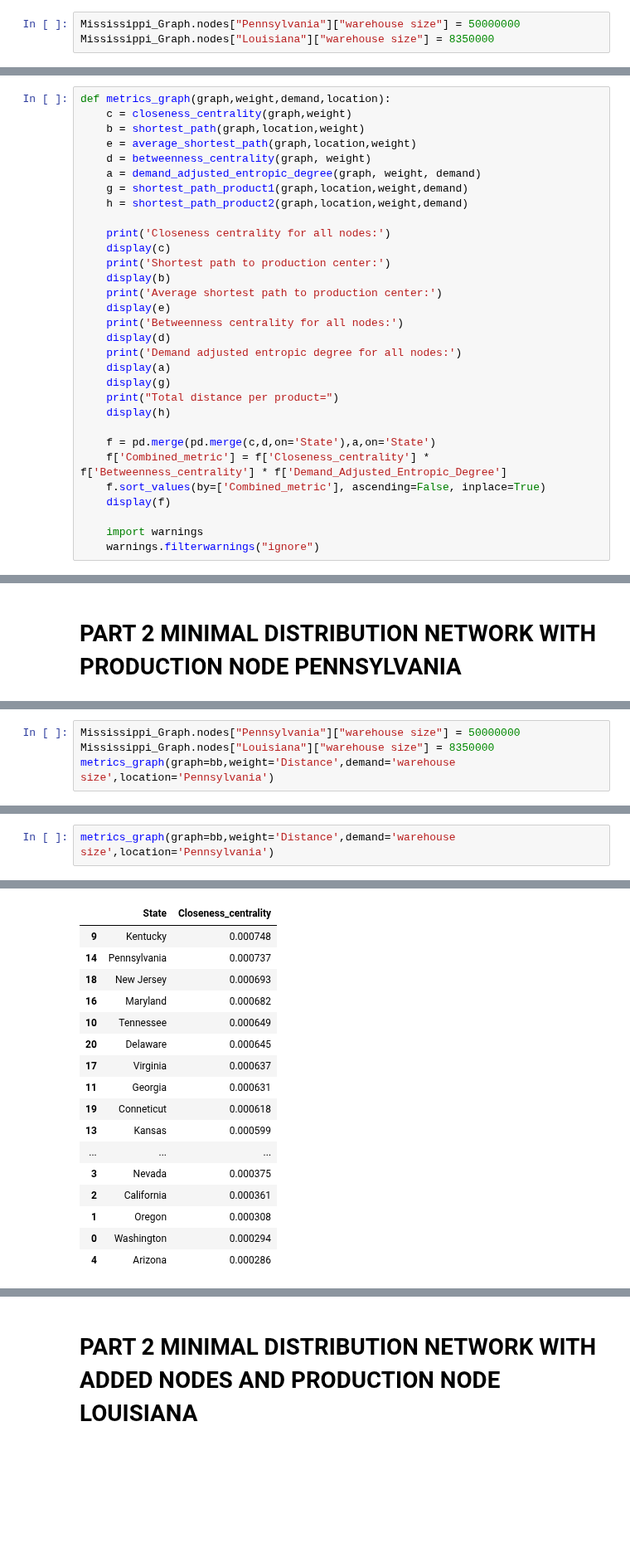
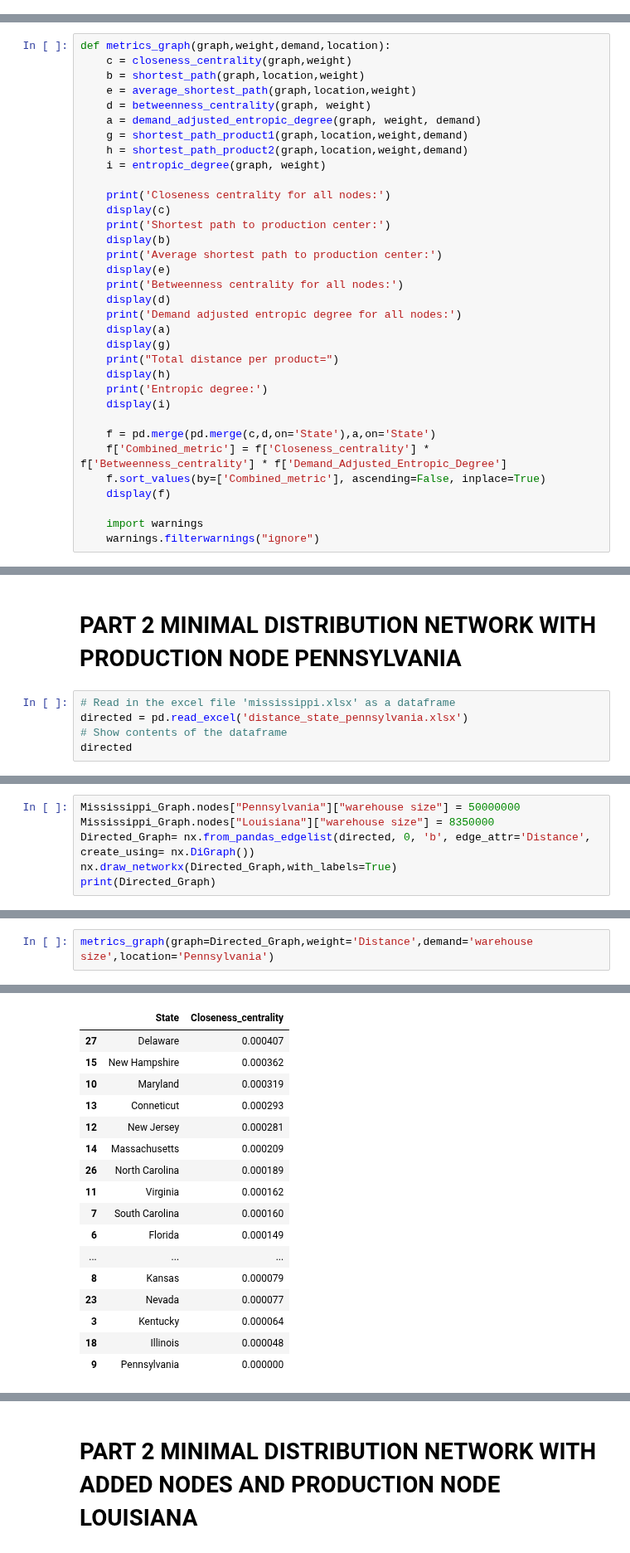
Before and after one commit to kelvinengee/network, a Jupyter notebook: Mississippi.ipynb, the cells around one changed output, grey strips where cells are left out. Shown at 83% size. Cells and saved outputs as stored; diff of their text form; blank space fills up the shorter version.

```diff
--- a/Mississippi.ipynb
+++ b/Mississippi.ipynb
@@ -74,9 +74,6 @@ Mississippi_Graph.nodes["Virginia"]["warehouse size"] = 2300000
 Mississippi_Graph.nodes["Washington"]["warehouse size"] = 2280000
 Mississippi_Graph.nodes["Wisconsin"]["warehouse size"] = 1100000
 Mississippi_Graph.nodes["Louisiana"]["warehouse size"] = 50000000
-# %%
-Mississippi_Graph.nodes["Pennsylvania"]["warehouse size"] = 50000000
-Mississippi_Graph.nodes["Louisiana"]["warehouse size"] = 8350000
 # %% [markdown]
 More information about Graph operations can be found in the NetworkX documentation:
 https://networkx.github.io/documentation/stable/index.html
@@ -201,6 +198,7 @@ def metrics_graph(graph,weight,demand,location):
     a = demand_adjusted_entropic_degree(graph, weight, demand)
     g = shortest_path_product1(graph,location,weight,demand)
     h = shortest_path_product2(graph,location,weight,demand)
+    i = entropic_degree(graph, weight)
 
     print('Closeness centrality for all nodes:')
     display(c)
@@ -215,6 +213,8 @@ def metrics_graph(graph,weight,demand,location):
     display(g)
     print("Total distance per product=")
     display(h)
+    print('Entropic degree:')
+    display(i)
 
     f = pd.merge(pd.merge(c,d,on='State'),a,on='State')
     f['Combined_metric'] = f['Closeness_centrality'] * f['Betweenness_centrality'] * f['Demand_Adjusted_Entropic_Degree']
@@ -464,2 +441,7 @@ Total distance per product=
 # %% [markdown]
 # PART 2 MINIMAL DISTRIBUTION NETWORK WITH PRODUCTION NODE PENNSYLVANIA
+# %%
+# Read in the excel file 'mississippi.xlsx' as a dataframe
+directed = pd.read_excel('distance_state_pennsylvania.xlsx')
+# Show contents of the dataframe
+directed
@@ -466,5 +466,7 @@ Total distance per product=
 # %%
 Mississippi_Graph.nodes["Pennsylvania"]["warehouse size"] = 50000000
 Mississippi_Graph.nodes["Louisiana"]["warehouse size"] = 8350000
-metrics_graph(graph=bb,weight='Distance',demand='warehouse size',location='Pennsylvania')
+Directed_Graph= nx.from_pandas_edgelist(directed, 0, 'b', edge_attr='Distance', create_using= nx.DiGraph())
+nx.draw_networkx(Directed_Graph,with_labels=True)
+print(Directed_Graph)
 # %% [output]
@@ -581,24 +475,24 @@ Total distance per product=
 # %%
-metrics_graph(graph=bb,weight='Distance',demand='warehouse size',location='Pennsylvania')
+metrics_graph(graph=Directed_Graph,weight='Distance',demand='warehouse size',location='Pennsylvania')
 # %% [output]
 Closeness centrality for all nodes:
 |  | State | Closeness_centrality |
-| 9 | Kentucky | 0.000748 |
-| 14 | Pennsylvania | 0.000737 |
-| 18 | New Jersey | 0.000693 |
-| 16 | Maryland | 0.000682 |
-| 10 | Tennessee | 0.000649 |
-| 20 | Delaware | 0.000645 |
-| 17 | Virginia | 0.000637 |
-| 11 | Georgia | 0.000631 |
-| 19 | Conneticut | 0.000618 |
-| 13 | Kansas | 0.000599 |
+| 27 | Delaware | 0.000407 |
+| 15 | New Hampshire | 0.000362 |
+| 10 | Maryland | 0.000319 |
+| 13 | Conneticut | 0.000293 |
+| 12 | New Jersey | 0.000281 |
+| 14 | Massachusetts | 0.000209 |
+| 26 | North Carolina | 0.000189 |
+| 11 | Virginia | 0.000162 |
+| 7 | South Carolina | 0.000160 |
+| 6 | Florida | 0.000149 |
 | ... | ... | ... |
-| 3 | Nevada | 0.000375 |
-| 2 | California | 0.000361 |
-| 1 | Oregon | 0.000308 |
-| 0 | Washington | 0.000294 |
-| 4 | Arizona | 0.000286 |
+| 8 | Kansas | 0.000079 |
+| 23 | Nevada | 0.000077 |
+| 3 | Kentucky | 0.000064 |
+| 18 | Illinois | 0.000048 |
+| 9 | Pennsylvania | 0.000000 |
 Shortest path to production center:
 |  | State | Shortest_path_to_production_facility |
 | 28 | Arizona | 3598 |
```
Also changed, not shown: parts of 35 cells of this notebook.
